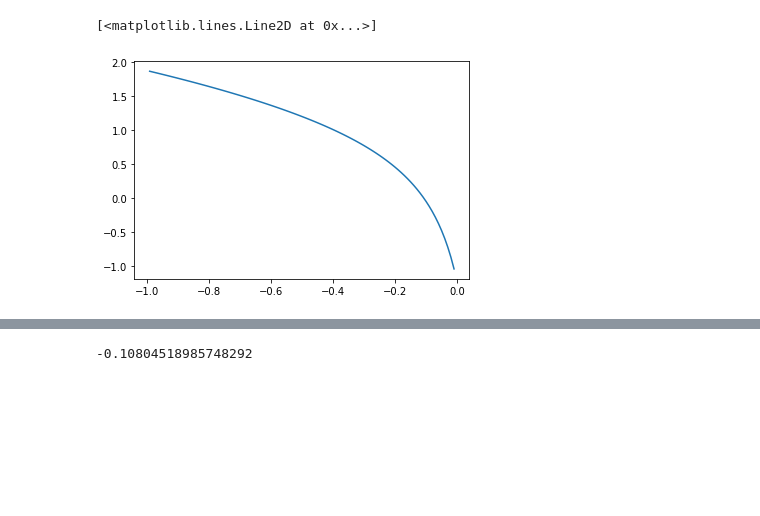
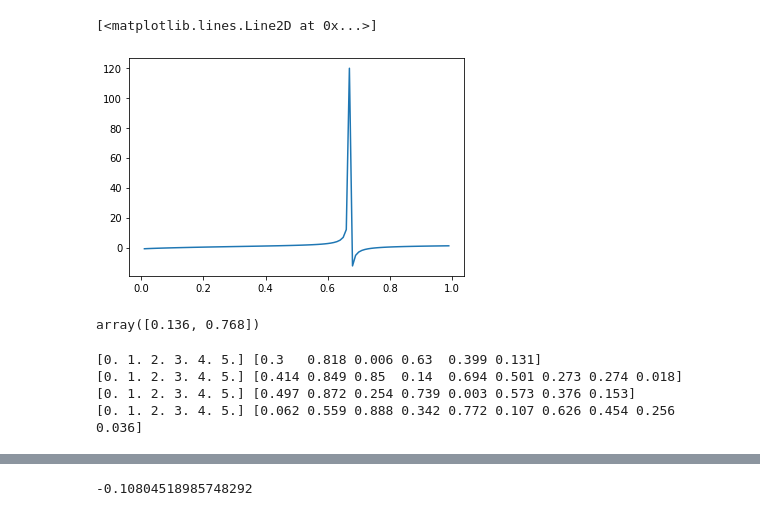
Before and after one commit to SantiagoBeltran/TareaParticulas, a Jupyter notebook: TareaParticulas.ipynb, the cells around one changed output, grey strips where cells are left out. Saved outputs shown, nothing was run; the diff lists cells and outputs as text; code cells hidden in the pictures; blank space fills up the shorter version.

```diff
--- a/TareaParticulas.ipynb
+++ b/TareaParticulas.ipynb
@@ -7,16 +5,47 @@ import scipy.special as spe
 from scipy.optimize import fsolve
 # %%
 def continuidad(x, l, rho):
-    y=rho*np.sqrt(x+1)
-    z=rho*np.sqrt(-x)
-    g=np.sqrt(x+1)*spe.spherical_jn(l,y,derivative=True)/spe.spherical_jn(l,y)
-    h=np.sqrt(-x)*spe.spherical_kn(l,z,derivative=True)/spe.spherical_kn(l,z)
+    y=rho*np.sqrt(-x+1)
+    z=rho*np.sqrt(x)
+    g=np.sqrt(-x+1)*spe.spherical_jn(l,y,derivative=True)/spe.spherical_jn(l,y)
+    h=np.sqrt(x)*spe.spherical_kn(l,z,derivative=True)/spe.spherical_kn(l,z)
     f=g-h
     return f
 # %%
 plt.figure()
-x=np.arange(-1,0,0.01)
-plt.plot(x, continuidad(x, 6, 10))
+x=np.arange(0,1,0.01)
+plt.plot(x, continuidad(x, 0, np.sqrt(30)))
 # %% [output]
 [<matplotlib.lines.Line2D at 0x...>]
-[figure, old version]
+[figure, new version]
+# %%
+def hallarCeros(f,l, rho,toi=1E-4):
+    g=np.arange(0,1, 0.000001)
+    ceros=[]
+    for i in range(len(g)):
+        if np.abs(f(g[i],l,rho))<toi:
+            ceros.append(np.round(g[i],3))
+    zeros=np.unique(ceros)
+    return zeros
+hallarCeros(continuidad, 0, np.sqrt(30))
+# %% [output]
+array([0.136, 0.768])
+# %%
+#plt.figure()
+rho=np.sqrt(np.arange(40,90,10))
+l=np.arange(0,6,1)
+energy=np.zeros((len(rho), len(l)))
+for i in range(len(rho)):
+    y=hallarCeros(continuidad, l[0], rho[i])
+    x=np.ones(len(y))*l[0]
+    for j in range(1,len(l)):
+        y=np.concatenate((y,hallarCeros(continuidad, l[j], rho[i])))
+        x=np.concatenate((x,np.ones(len(y))*l[j]))
+    print(np.unique(x),y)
+    #plt.scatter(x,y, marker="*", label=r"$V_0=${}".format(round(rho[i]**2, 0)))
+#plt.legend()
+# %% [output]
+[0. 1. 2. 3. 4. 5.] [0.3   0.818 0.006 0.63  0.399 0.131]
+[0. 1. 2. 3. 4. 5.] [0.414 0.849 0.85  0.14  0.694 0.501 0.273 0.274 0.018]
+[0. 1. 2. 3. 4. 5.] [0.497 0.872 0.254 0.739 0.003 0.573 0.376 0.153]
+[0. 1. 2. 3. 4. 5.] [0.062 0.559 0.888 0.342 0.772 0.107 0.626 0.454 0.256 0.036]
```
Also changed, not shown: parts of 13 cells of this notebook.
